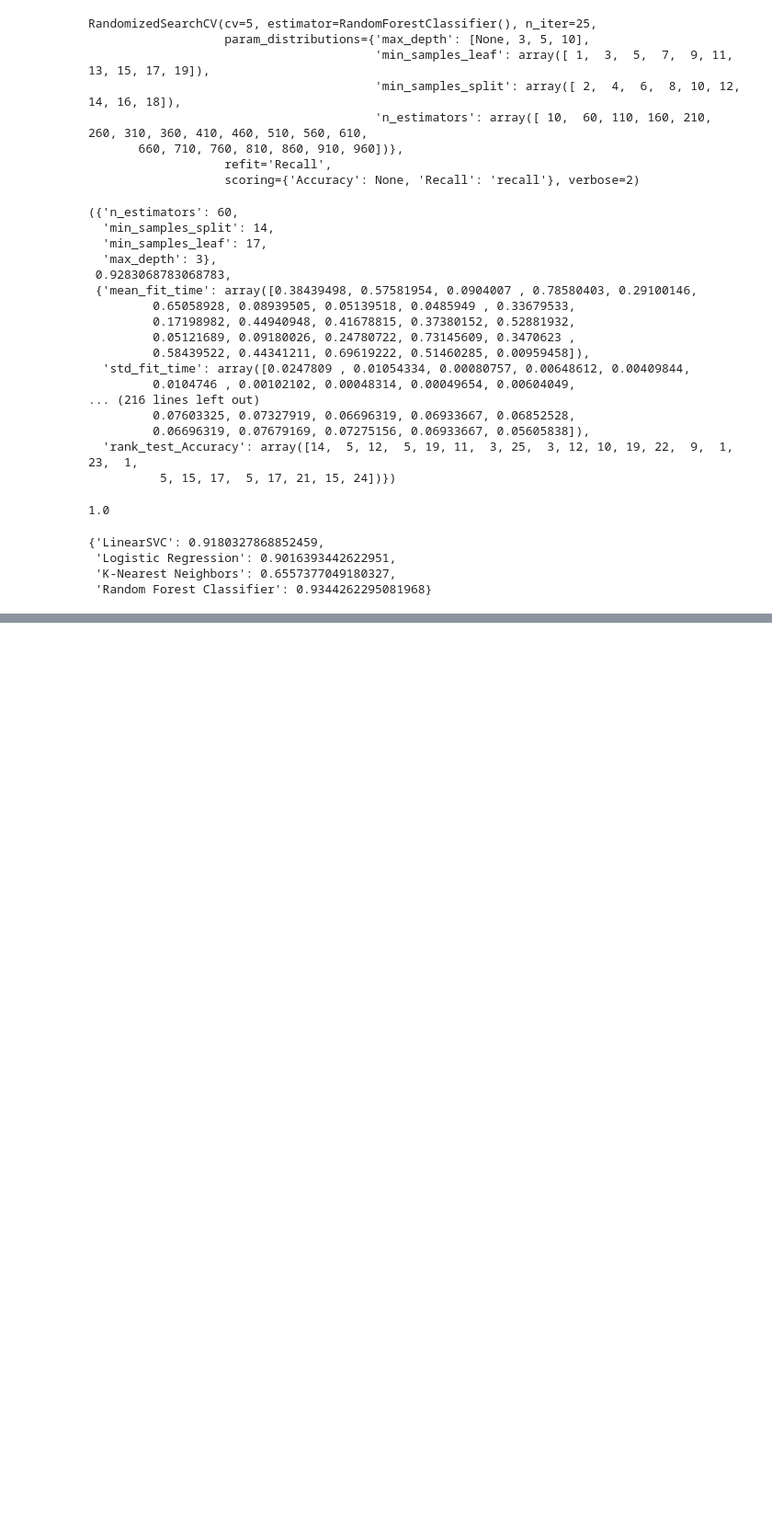
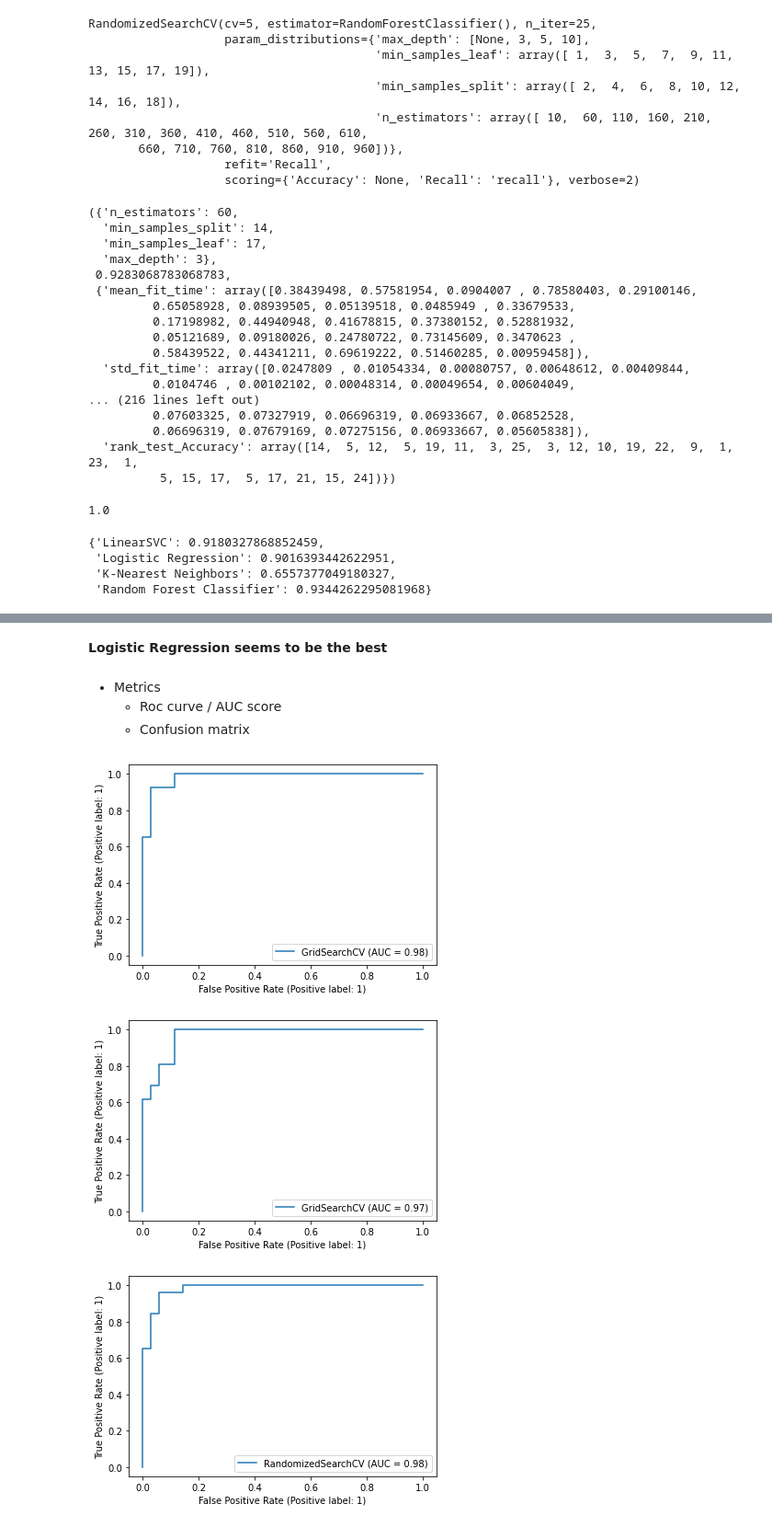
Before and after one commit to crysqrlkys/heart-disease-classification, a Jupyter notebook: notebooks/heart-disease-classification.ipynb, the cells around one changed output, grey strips where cells are left out. Shown at 92% size. Cells and saved outputs as stored; diff of their text form; code cells hidden in the pictures; blank space fills up the shorter version.

```diff
--- a/notebooks/heart-disease-classification.ipynb
+++ b/notebooks/heart-disease-classification.ipynb
@@ -576,0 +611,14 @@ scores
+# %% [markdown]
+**Logistic Regression seems to be the best**
+# %% [markdown]
+* Metrics
+    * Roc curve / AUC score
+    * Confusion matrix
+# %%
+RocCurveDisplay.from_estimator(gs, X_test, y_test)
+RocCurveDisplay.from_estimator(gs_lr, X_test, y_test)
+RocCurveDisplay.from_estimator(rs_rf, X_test, y_test);
+# %% [output]
+[figure, added]
+[figure, added]
+[figure, added]
```
Also changed, not shown: parts of 14 cells of this notebook.
